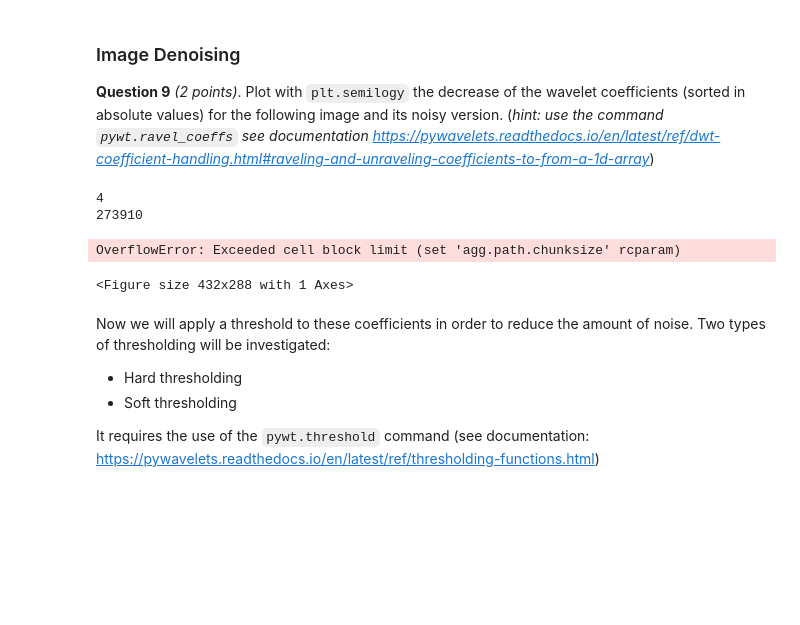
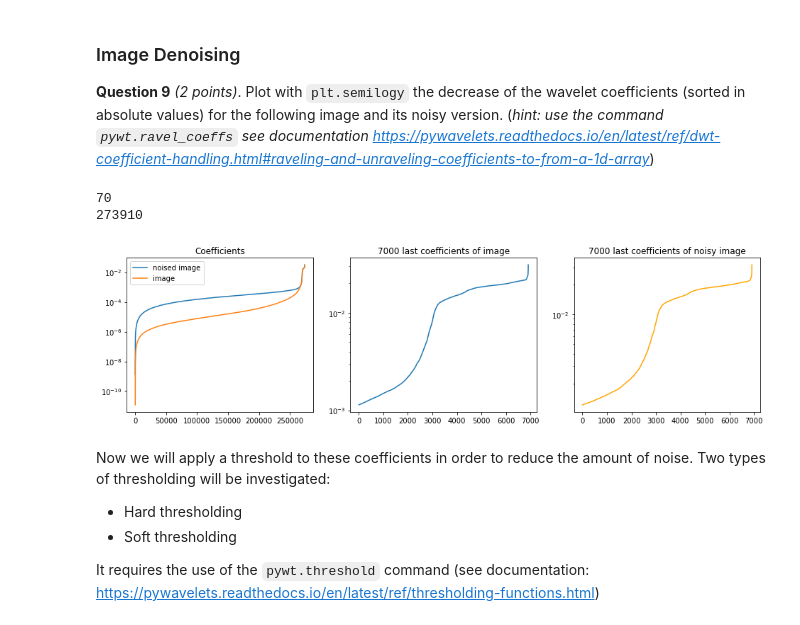
Before and after one commit to ArthurGouing/Wavelet, a Jupyter notebook: Lab-session-2.ipynb, the cells around one changed output. Drawn from its saved outputs; the diff is of its cells as text; code cells hidden in the pictures; blank space fills up the shorter version.

```diff
--- a/Lab-session-2.ipynb
+++ b/Lab-session-2.ipynb
@@ -384,27 +384,43 @@ compressFactor = 1 - ratio
 # %%
 image = pywt.data.camera().astype(np.float32)
 image = image / np.linalg.norm(image, 'fro') # normalization
 wavelet = pywt.Wavelet('db4')
 levels  = int(np.floor(np.log2(image.shape[0])))
 sigma = 0.0003 # noise variance
 imageNoisy = image + random.normal(0., sigma, size=image.shape)
 #plt.imshow(np.clip(imageNoisy,0,255), cmap='gray'); plt.axis('off');
 #plt.show()
 # On fait la #décomposition de l'image dans la base des wavelets
-coeffs = pywt.wavedec2(image, wavelet='db4', level=3)
-print(len(coeffs))
-ca, cv, ch, cd = coeffs
+lev = 3
+coeffs = pywt.wavedec2(image, wavelet='db4', level=lev)
+coeffs_noisy = pywt.wavedec2(imageNoisy, wavelet='db4', level=lev)
+print(len(coeffs[0]))
+#print(coeffs[0])
+#ca, cd = coeffs
 #print(len(coeffs), coeffs)
 arr, _, _ = pywt.ravel_coeffs(coeffs)
+arr_noisy, _, _ = pywt.ravel_coeffs(coeffs_noisy)
+arr = np.sort(np.abs(arr))
+arr_noisy = np.sort(np.abs(arr_noisy))
 x = np.arange(1, len(arr)+1)
 print(len(x))
-plt.semilogy(arr)
+plt.figure(figsize=[16,4])
+plt.subplot(131)
+plt.title("Coefficients")
+plt.semilogy(arr_noisy, label="noised image")
+plt.semilogy(arr, label="image")
+plt.legend()
+plt.subplot(132)
+plt.semilogy(arr[267000:])
+plt.title("7000 last coefficients of image")
+plt.subplot(133)
+plt.semilogy(arr_noisy[267000:], color='orange')
+plt.title("7000 last coefficients of noisy image")
 plt.show()
 # %% [output]
-4
+70
 273910
-OverflowError: Exceeded cell block limit (set 'agg.path.chunksize' rcparam)
-<Figure size 432x288 with 1 Axes>
+[figure, added]
 # %% [markdown]
 Now we will apply a threshold to these coefficients in order to reduce the amount of noise. Two types of thresholding will be investigated:
 * Hard thresholding
```
Also changed, not shown: parts of 7 cells of this notebook.
